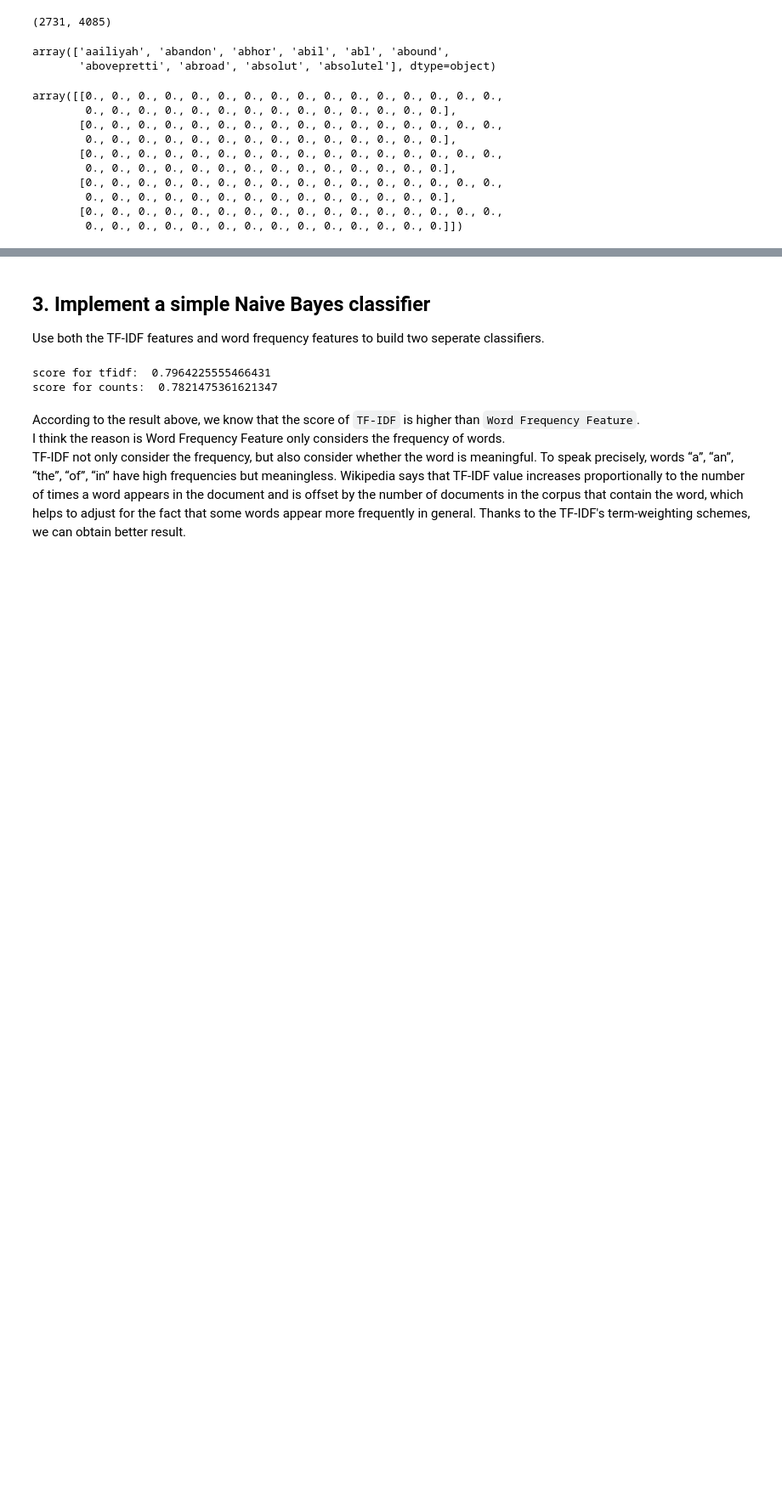
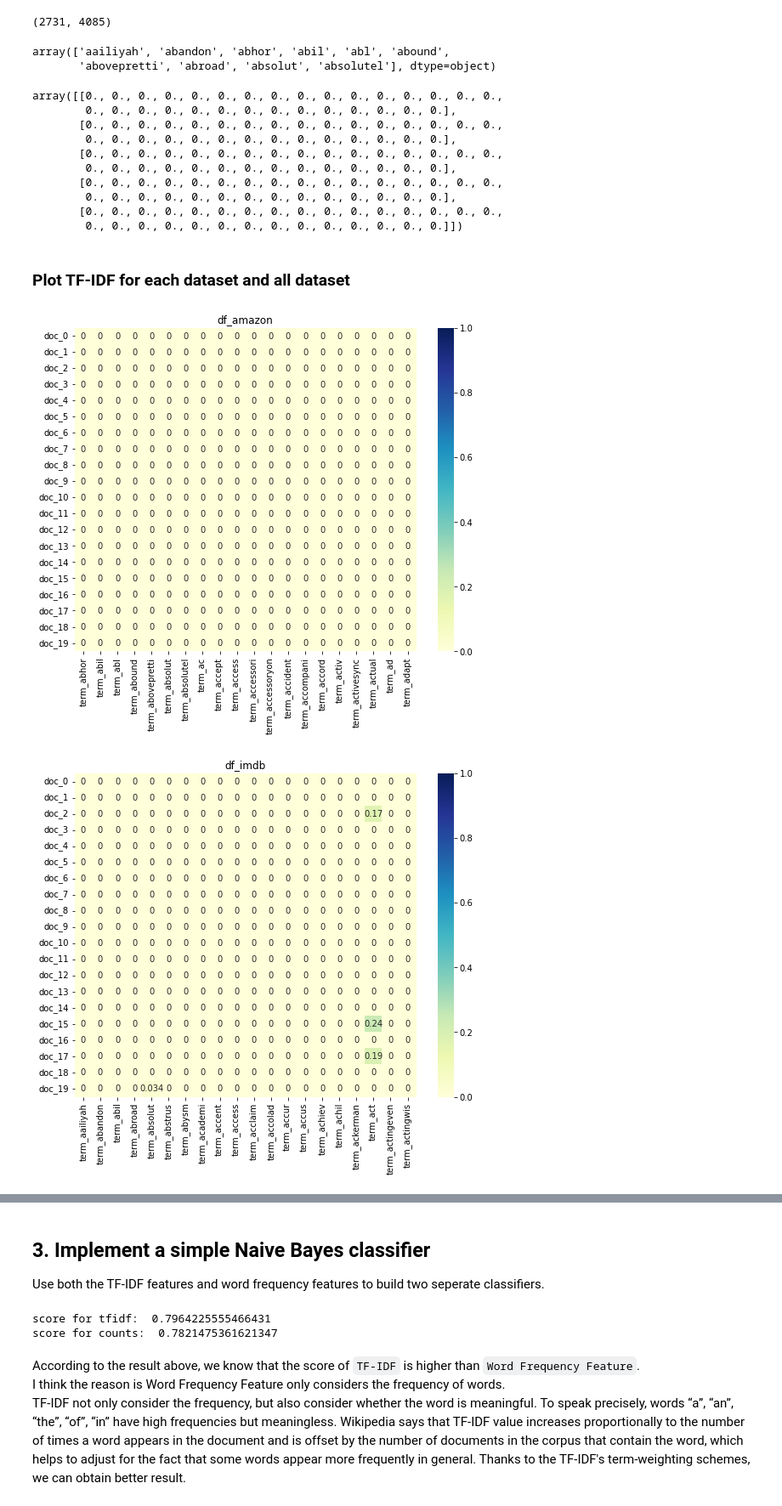
Before and after one commit to yakachang/DM2021-Lab1-Homework, a Jupyter notebook: DM2021-Lab1-Homework.ipynb, the cells around one changed output, grey strips where cells are left out. Shown at 85% size. Saved outputs shown, nothing was run; the diff lists cells and outputs as text; code cells hidden in the pictures; blank space fills up the shorter version.

```diff
--- a/DM2021-Lab1-Homework.ipynb
+++ b/DM2021-Lab1-Homework.ipynb
@@ -498,0 +587,5 @@ Cosine Similarity using count bw 3 and 3: 1.000000
+# %%
+df_dict['term_frequency'] = []
+
+for idx, data_count in enumerate(df_dict['data_counts']):
+    df_dict['term_frequency'].append(np.asarray(data_count.sum(axis=0))[0])
@@ -499,11 +614,14 @@ Cosine Similarity using count bw 3 and 3: 1.000000
 # %%
 # [Reference] https://stackoverflow.com/questions/12904912/how-to-set-camera-position-for-3d-plots-using-python-matplotlib
+
+data_reduced = PCA(n_components = 3).fit_transform(data_counts.toarray())
+data_reduced.shape
 
 color = ['coral', 'blue']
 
 for azim, dist, elev in  [(-60, 10, 30), (-60, 10, 0), (-60, 10, 60)]:
 
-    fig = plt.figure(figsize=(20,10))
+    fig = plt.figure(figsize=(20, 10))
     ax = fig.add_subplot(111, projection='3d')
 
     for c, label in zip(color, labels):
@@ -548,3 +666,33 @@ array([[0., 0., 0., 0., 0., 0., 0., 0., 0., 0., 0., 0., 0., 0., 0., 0.,
         0., 0., 0., 0., 0., 0., 0., 0., 0., 0., 0., 0., 0., 0.],
        [0., 0., 0., 0., 0., 0., 0., 0., 0., 0., 0., 0., 0., 0., 0., 0.,
         0., 0., 0., 0., 0., 0., 0., 0., 0., 0., 0., 0., 0., 0.]])
+# %% [markdown]
+### Plot TF-IDF for each dataset and all dataset
+# %%
+# [Reference] https://stackoverflow.com/questions/32723798/how-do-i-add-a-title-and-axis-labels-to-seaborn-heatmap
+
+color = ["YlGnBu", "YlGnBu", "YlGnBu", "PuRd"]
+
+df_dict['tfidf_vectorize'] = []
+df_dict['tfidf'] = []
+
+for idx, data in enumerate(df_dict['data']):
+    df_dict['tfidf_vectorize'].append(TfidfVectorizer())
+    df_dict['tfidf'].append(df_dict['tfidf_vectorize'][idx].fit_transform(df_dict['data'][idx]['unigrams']))
+
+    plot_x = ["term_"+str(i) for i in df_dict['tfidf_vectorize'][idx].get_feature_names_out()[0:20]]
+    plot_y = ["doc_"+ str(i) for i in list(data.index)[0:20]]
+    plot_z = df_dict['tfidf'][idx][0:20, 0:20].toarray()
+
+    df_todraw = pd.DataFrame(plot_z, columns = plot_x, index = plot_y)
+
+    plt.subplots(figsize=(9, 7))
+
+    ax = sns.heatmap(df_todraw,
+                     cmap=color[idx],
+                     vmin=0, vmax=1, annot=True)
+
+    ax.set_title(df_dict['dataset_name'][idx])
+# %% [output]
+[figure, added]
+[figure, added]
```
Also changed, not shown: parts of 31 cells of this notebook.
